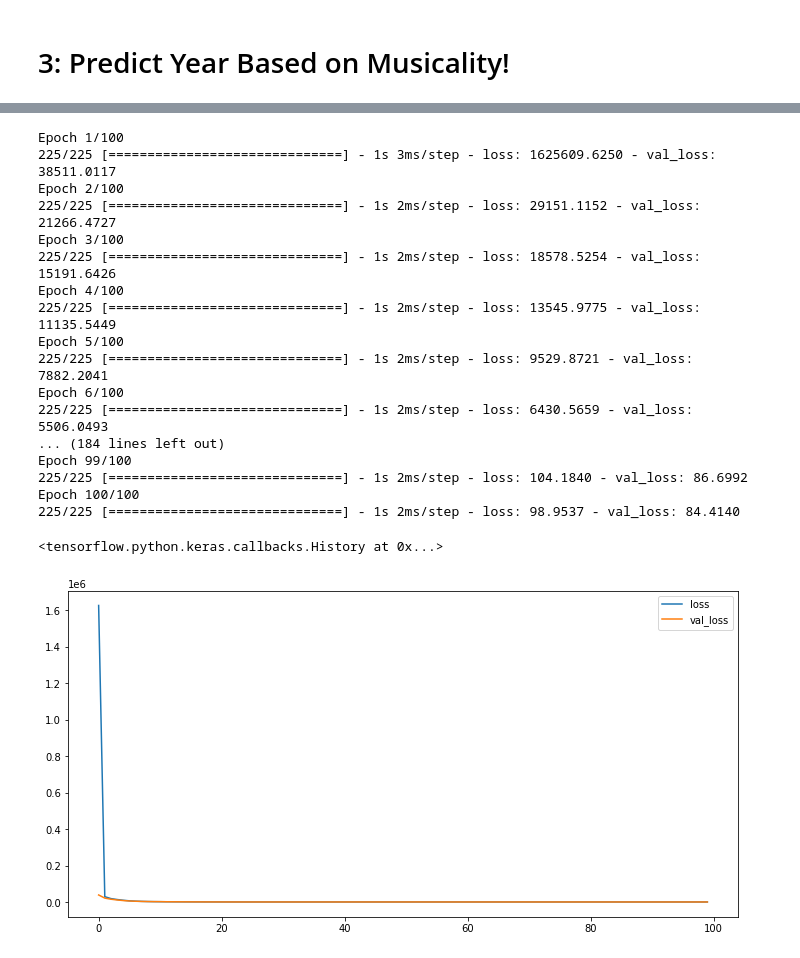
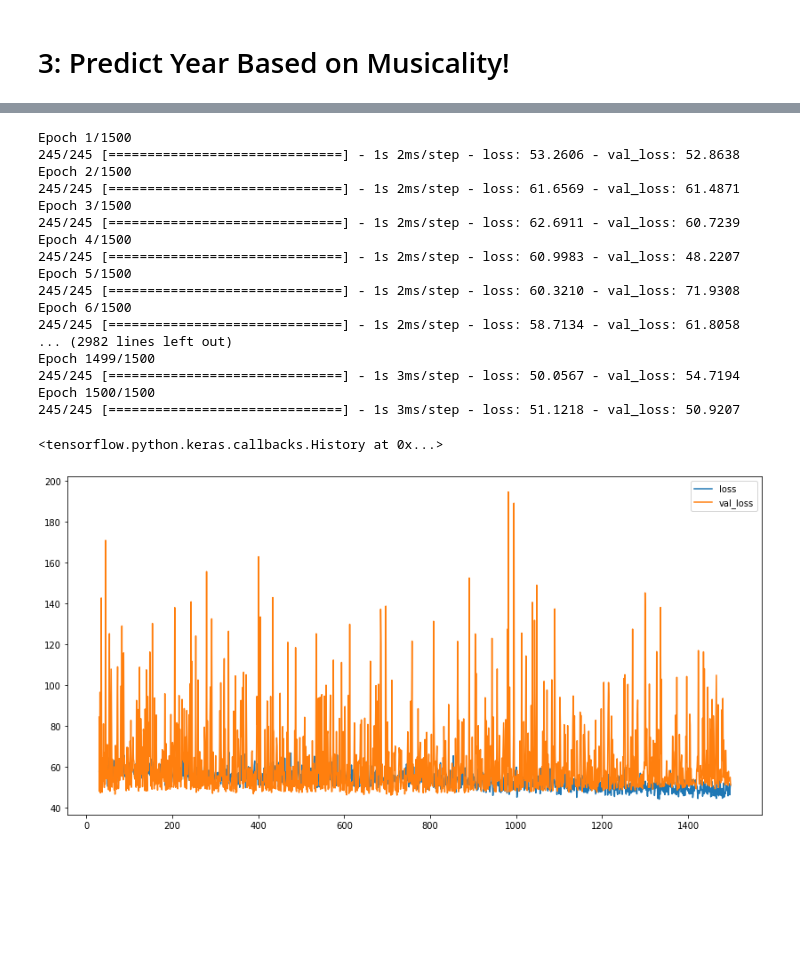
Before and after one commit to RobNewt/Data-Analysis, a Jupyter notebook: Billboard_Top_100_(In_Progress).ipynb, the cells around one changed output, grey strips where cells are left out. Cells and saved outputs as stored; diff of their text form; code cells hidden in the pictures; blank space fills up the shorter version.

```diff
--- a/Billboard_Top_100_(In_Progress).ipynb
+++ b/Billboard_Top_100_(In_Progress).ipynb
@@ -468,8 +473,7 @@ merged = merged.drop(columns=['spotify_genre', 'WeekID'])
 # %%
 merged = merged.set_index(keys=['SongID'])
 # %%
-merged
-merged['weight']=(101-merged['Peak Position'])*merged['Weeks on Chart']
+merged_top_30 = merged[merged['Peak Position'] <= 30]
 # %%
-X = merged.drop('year',axis=1).values
-y = merged['year'].values
+X = merged_top_30.drop('year',axis=1).values
+y = merged_top_30['year'].values
@@ -476,7 +495,7 @@ y = merged['year'].values
 # %%
 from sklearn.model_selection import train_test_split
 # %%
-X_train, X_test, y_train, y_test = train_test_split(X,y,test_size=0.2)
+X_train, X_test, y_train, y_test = train_test_split(X,y,test_size=0.15)
 # %%
 from sklearn.preprocessing import MinMaxScaler
 # %%
@@ -503,31 +522,31 @@ model.compile(optimizer='adam',loss='mse')
 # %%
 model.fit(x=X_train,y=y_train,
           validation_data=(X_test,y_test),
-          batch_size=32,epochs=100)
+          batch_size=32,epochs=1500)
 # %% [output]
-Epoch 1/100
-225/225 [==============================] - 1s 3ms/step - loss: 1625609.6250 - val_loss: 38511.0117
-Epoch 2/100
-225/225 [==============================] - 1s 2ms/step - loss: 29151.1152 - val_loss: 21266.4727
-Epoch 3/100
-225/225 [==============================] - 1s 2ms/step - loss: 18578.5254 - val_loss: 15191.6426
-Epoch 4/100
-225/225 [==============================] - 1s 2ms/step - loss: 13545.9775 - val_loss: 11135.5449
-Epoch 5/100
-225/225 [==============================] - 1s 2ms/step - loss: 9529.8721 - val_loss: 7882.2041
-Epoch 6/100
-225/225 [==============================] - 1s 2ms/step - loss: 6430.5659 - val_loss: 5506.0493
-... (184 lines left out)
-Epoch 99/100
-225/225 [==============================] - 1s 2ms/step - loss: 104.1840 - val_loss: 86.6992
-Epoch 100/100
-225/225 [==============================] - 1s 2ms/step - loss: 98.9537 - val_loss: 84.4140
+Epoch 1/1500
+245/245 [==============================] - 1s 2ms/step - loss: 53.2606 - val_loss: 52.8638
+Epoch 2/1500
+245/245 [==============================] - 1s 2ms/step - loss: 61.6569 - val_loss: 61.4871
+Epoch 3/1500
+245/245 [==============================] - 1s 2ms/step - loss: 62.6911 - val_loss: 60.7239
+Epoch 4/1500
+245/245 [==============================] - 1s 2ms/step - loss: 60.9983 - val_loss: 48.2207
+Epoch 5/1500
+245/245 [==============================] - 1s 2ms/step - loss: 60.3210 - val_loss: 71.9308
+Epoch 6/1500
+245/245 [==============================] - 1s 2ms/step - loss: 58.7134 - val_loss: 61.8058
+... (2982 lines left out)
+Epoch 1499/1500
+245/245 [==============================] - 1s 3ms/step - loss: 50.0567 - val_loss: 54.7194
+Epoch 1500/1500
+245/245 [==============================] - 1s 3ms/step - loss: 51.1218 - val_loss: 50.9207
 <tensorflow.python.keras.callbacks.History at 0x...>
 # %%
-losses = pd.DataFrame(model.history.history)
-losses.plot(figsize=(12,6));
+losses = pd.DataFrame(model.history.history)[30:]
+losses.plot(figsize=(14,7));
 # %% [output]
-[figure, old version]
+[figure, new version]
 # %%
 from sklearn.metrics import mean_squared_error,mean_absolute_error,explained_variance_score
 # %%
```
Also changed, not shown: parts of 10 cells of this notebook.
